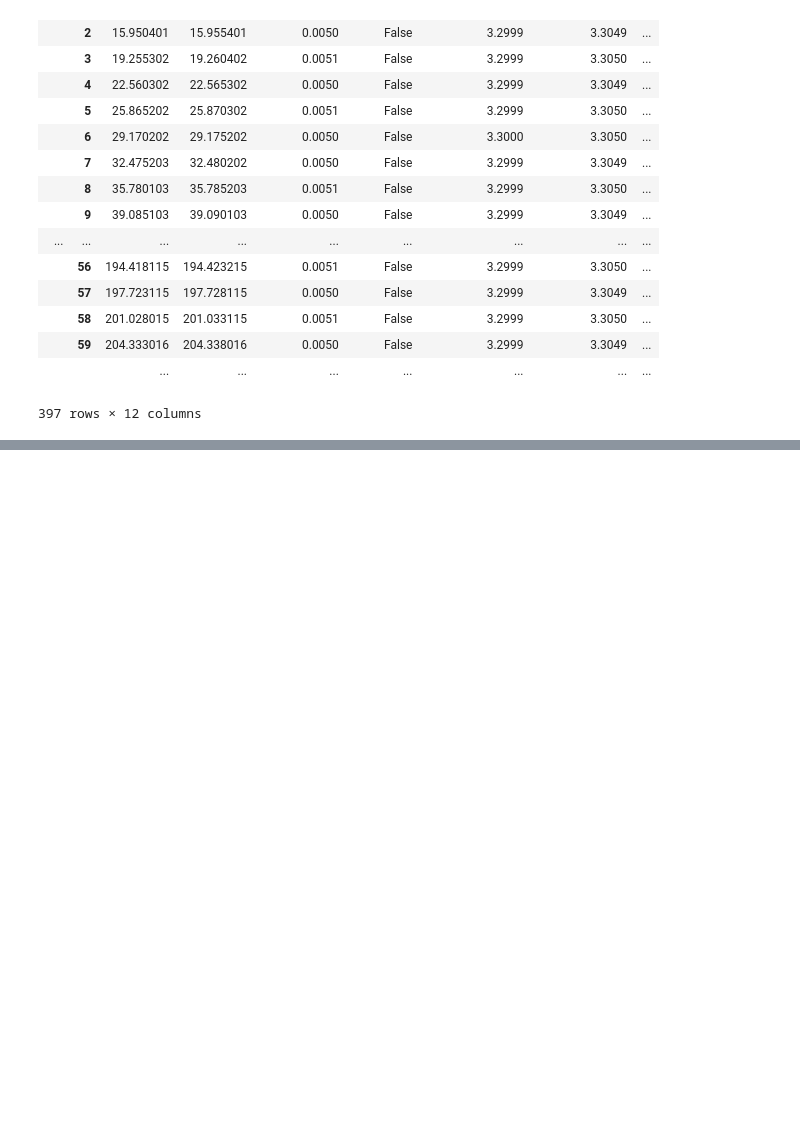
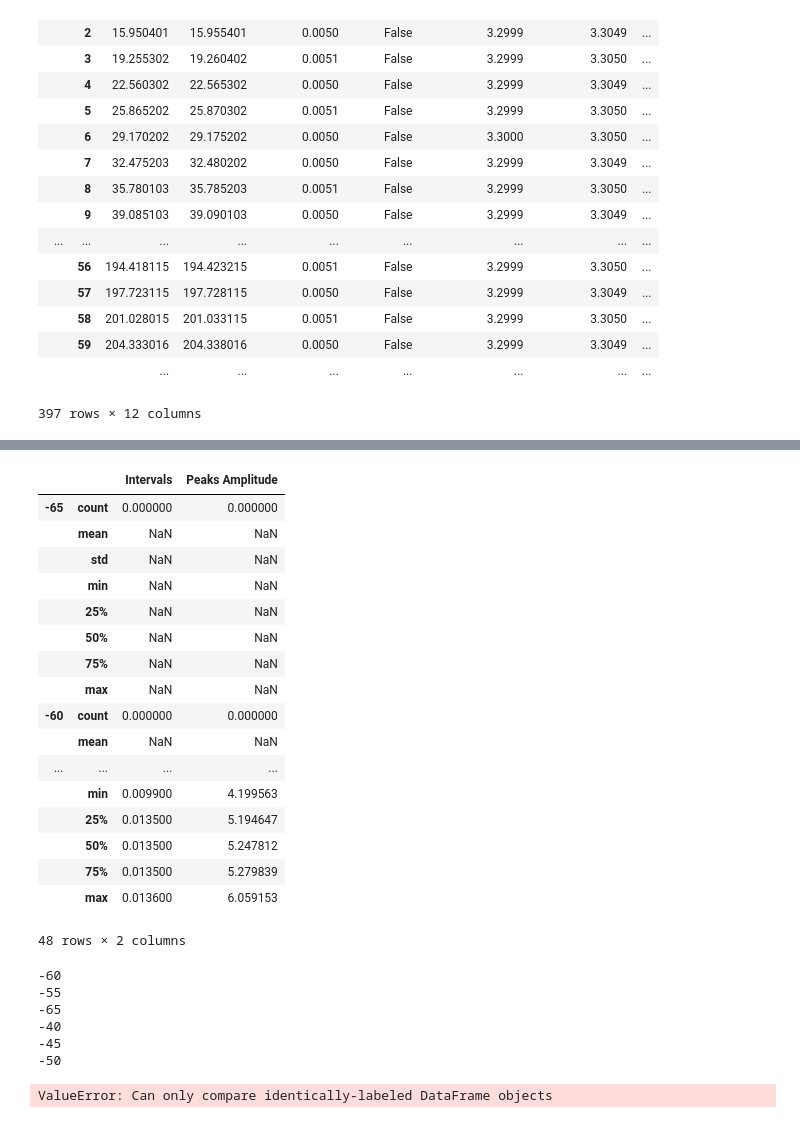
Before and after one commit to aedobyns/lab, a Jupyter notebook: Kitchen Sink-Bass.ipynb, the cells around one changed output, grey strips where cells are left out. Cells and saved outputs as stored; diff of their text form; code cells hidden in the pictures; blank space fills up the shorter version.

```diff
--- a/Kitchen Sink-Bass.ipynb
+++ b/Kitchen Sink-Bass.ipynb
@@ -209,0 +234,22 @@ Results['Bursts-Master']
+# %%
+temp_grouped = temp.groupby(level = 0)
+temp_grouped.describe()
+# %% [output]
+|  |  | Intervals | Peaks Amplitude |
+| -65 | count | 0.000000 | 0.000000 |
+|  | mean | NaN | NaN |
+|  | std | NaN | NaN |
+|  | min | NaN | NaN |
+|  | 25% | NaN | NaN |
+|  | 50% | NaN | NaN |
+|  | 75% | NaN | NaN |
+|  | max | NaN | NaN |
+| -60 | count | 0.000000 | 0.000000 |
+|  | mean | NaN | NaN |
+| ... | ... | ... | ... |
+|  | min | 0.009900 | 4.199563 |
+|  | 25% | 0.013500 | 5.194647 |
+|  | 50% | 0.013500 | 5.247812 |
+|  | 75% | 0.013500 | 5.279839 |
+|  | max | 0.013600 | 6.059153 |
+48 rows × 2 columns
@@ -209,0 +261,14 @@ Results['Bursts-Master']
+# %%
+for key, val in temp_dict.iteritems():
+    print key
+# %% [output]
+-60
+-55
+-65
+-40
+-45
+-50
+# %%
+Results['Peaks']['-40'] == temp_dict['-40']
+# %% [output]
+ValueError: Can only compare identically-labeled DataFrame objects
```
Also changed, not shown: parts of 4 cells of this notebook, 3 other files.
